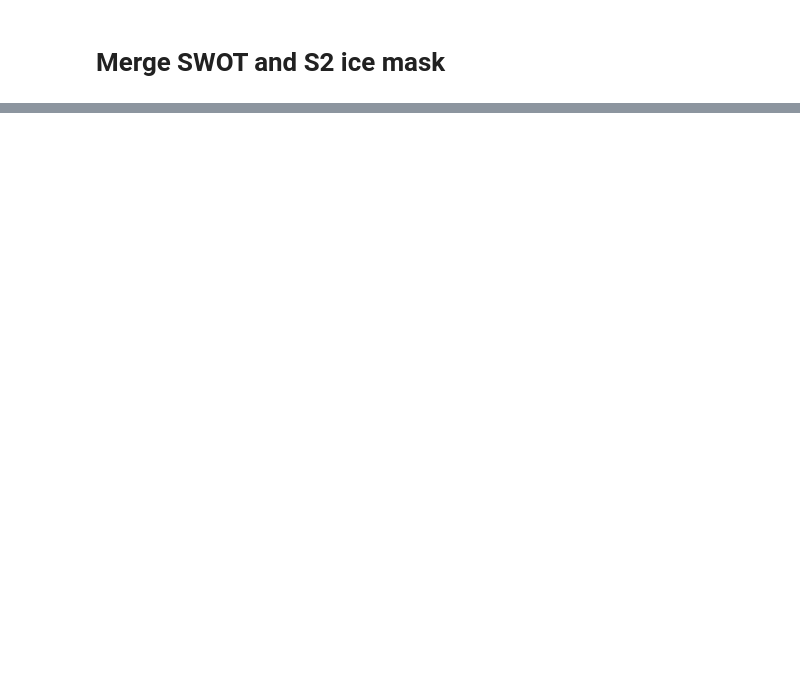
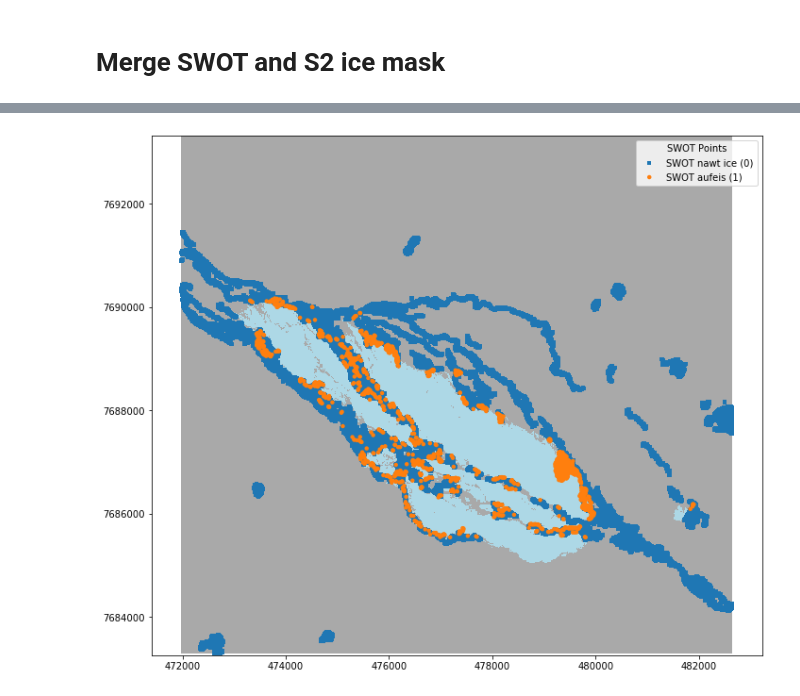
Before and after one commit to mlmac-seid/SWOT-aufeis, a Jupyter notebook: 3.0_merge_SWOT_Sentinel2.ipynb, the cells around one changed output, grey strips where cells are left out. Saved outputs shown, nothing was run; the diff lists cells and outputs as text; code cells hidden in the pictures; blank space fills up the shorter version.

```diff
--- a/3.0_merge_SWOT_Sentinel2.ipynb
+++ b/3.0_merge_SWOT_Sentinel2.ipynb
@@ -108,0 +143,3 @@ plt.show()
+# %%
+# filter to the correct date
+SWOT_df_20250719 = SWOT_df[SWOT_df['time_granule_start'].dt.date == icemask_date]
@@ -108,0 +174,14 @@ plt.show()
+# %%
+# join ice mask to the SWOT dataframe
+SWOT_df_20250719["ice_mask"] = ice_vals  # NaN = outside raster; otherwise 0 or 1
+
+# only keep SWOT pixels inside the raster
+SWOT_df_20250719_overlap = SWOT_df_20250719[~SWOT_df_20250719["ice_mask"].isna()].copy()
+
+# convert ice_mask to integer 0/1
+SWOT_df_20250719_overlap["ice_mask"] = SWOT_df_20250719_overlap["ice_mask"].astype(int)
+
+# some quick checks
+print("All points (before spatial filter):", len(SWOT_df_20250719))
+print("Points overlapping raster footprint:", len(SWOT_df_20250719_overlap))
+SWOT_df_20250719_overlap.head()
@@ -108,0 +215,65 @@ plt.show()
+# %%
+# plot to check!
+import matplotlib.colors as mcolors
+import matplotlib.patches as mpatches
+
+
+# colormap and norm (0 = dark gray, 1 = light blue)
+cmap = mcolors.ListedColormap(['darkgray', 'lightblue'])
+bounds = [-0.5, 0.5, 1.5]
+norm = mcolors.BoundaryNorm(bounds, cmap.N)
+
+# Mask NaNs so they plot transparent
+raster_to_plot = np.ma.masked_invalid(snowmask_20250603)
+
+# compute georeferenced extent: (minx, miny, maxx, maxy)
+height, width = snowmask_20250603.shape
+minx, miny, maxx, maxy = rasterio.transform.array_bounds(
+    height, width, snowmask_src.transform
+)
+extent = (minx, maxx, miny, maxy)
+
+# ok actual plotting now
+fig, ax = plt.subplots(figsize=(10, 10))
+
+# plot ice mask raster
+im = ax.imshow(
+    raster_to_plot, cmap=cmap, norm=norm,
+    extent=extent, origin='upper', interpolation='nearest'
+)
+
+# plot SWOT points
+df = SWOT_df_20250719_overlap
+mask_ice = df['ice_mask'] == 1
+mask_noice = df['ice_mask'] == 0
+mask_out = df['ice_mask'].isna()
+
+point_handles = []  # store legend handles
+
+if mask_noice.any():
+    h_noice = ax.scatter(
+        df.loc[mask_noice, 'x_utm'], df.loc[mask_noice, 'y_utm'],
+        s=20, marker='s', label='SWOT nawt ice (0)', edgecolor='none'
+    )
+    point_handles.append(h_noice)
+
+if mask_ice.any():
+    h_ice = ax.scatter(
+        df.loc[mask_ice, 'x_utm'], df.loc[mask_ice, 'y_utm'],
+        s=20, marker='o', label='SWOT aufeis (1)', edgecolor='none'
+    )
+    point_handles.append(h_ice)
+
+# Legend for SWOT points ONLY
+ax.legend(handles=point_handles, loc='upper right', title="SWOT Points")
+
+# Labels & aspect
+# ax.set_xlabel('UTM X')
+# ax.set_ylabel('UTM Y')
+ax.set_aspect('equal', adjustable='box')
+
+# plt.title("Snow mask (0 = dark gray, 1 = light blue) with SWOT points")
+plt.tight_layout()
+plt.show()
+# %% [output]
+[figure, added]
```
Also changed, not shown: parts of 30 cells of this notebook.
